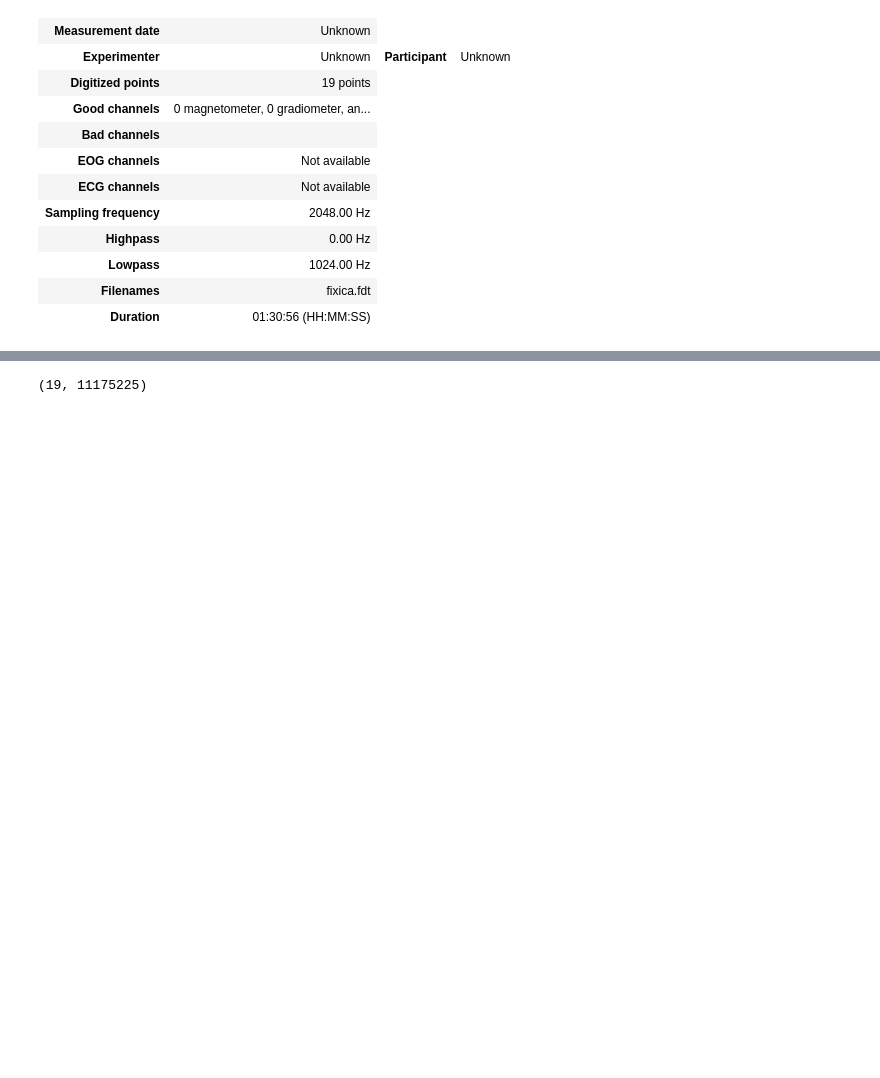
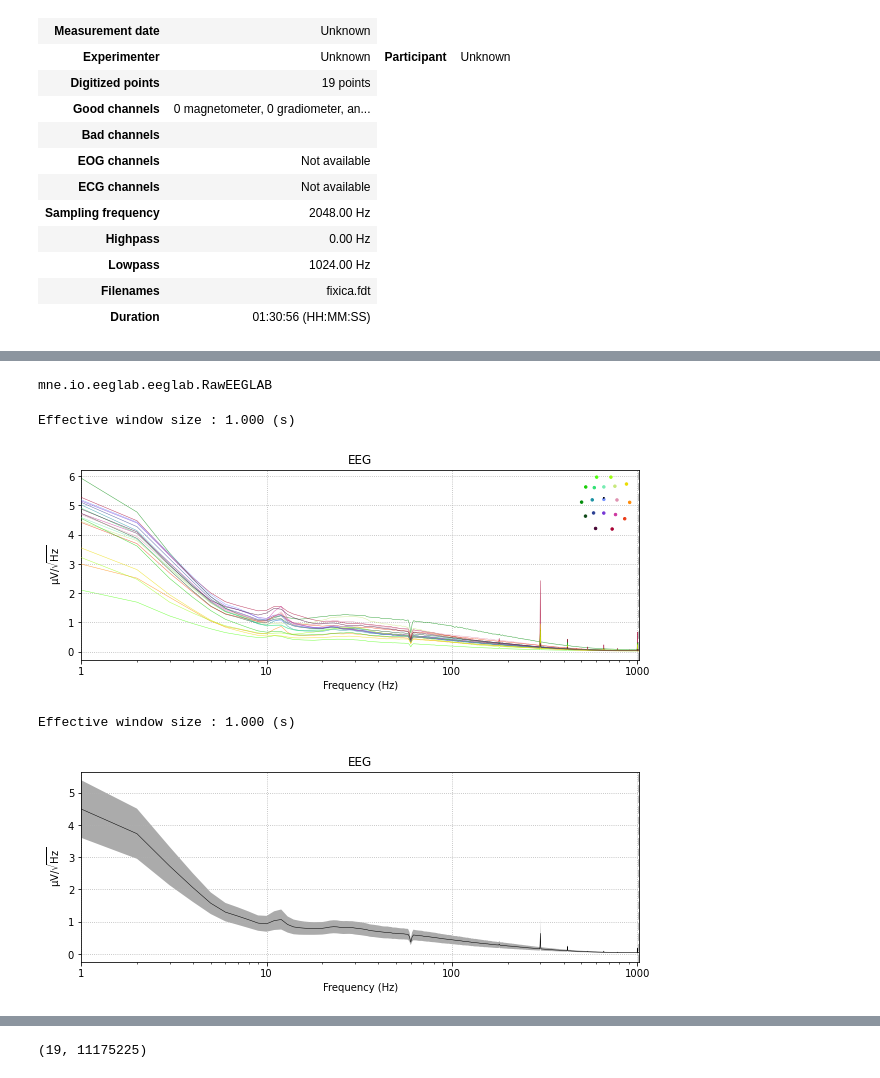
Before and after one commit to UBC-MDS/simpl_eeg_capstone, a Jupyter notebook: data_exploration/MNE_test.ipynb, the cells around one changed output, grey strips where cells are left out. Drawn from its saved outputs; the diff is of its cells as text; code cells hidden in the pictures; blank space fills up the shorter version.

Commit message:
further testing. Visualization not working properly yet

```diff
--- a/data_exploration/MNE_test.ipynb
+++ b/data_exploration/MNE_test.ipynb
@@ -8,3 +26,4 @@ plt.rcParams['figure.figsize'] = [10, 5]
 # %%
-raw = mne.io.read_raw_eeglab('data/fixica.set')
+raw = mne.io.read_raw_eeglab('../data/fixica.set')
+# raw = mne.io.read_epochs_eeglab('../data/online_test.set')
 # %% [output]
@@ -26,0 +57,12 @@ raw
+# %%
+type(raw)
+# %% [output]
+mne.io.eeglab.eeglab.RawEEGLAB
+# %%
+for average in (False, True):
+    raw.plot_psd(average=average, dB=False, xscale='log')
+# %% [output]
+Effective window size : 1.000 (s)
+[figure, added]
+Effective window size : 1.000 (s)
+[figure, added]
```
Also changed, not shown: parts of 27 cells of this notebook.
